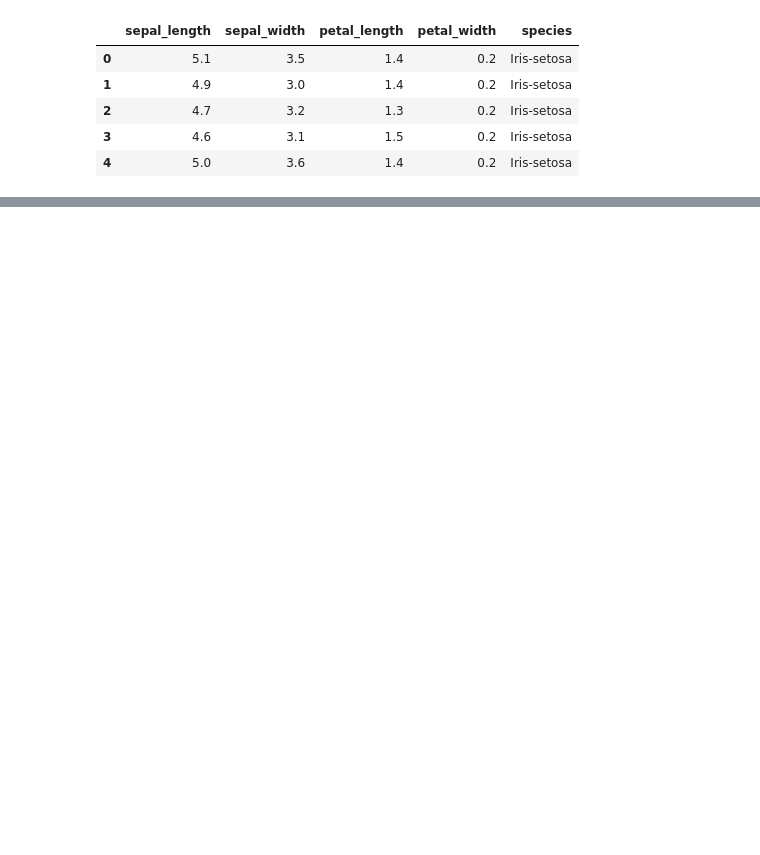
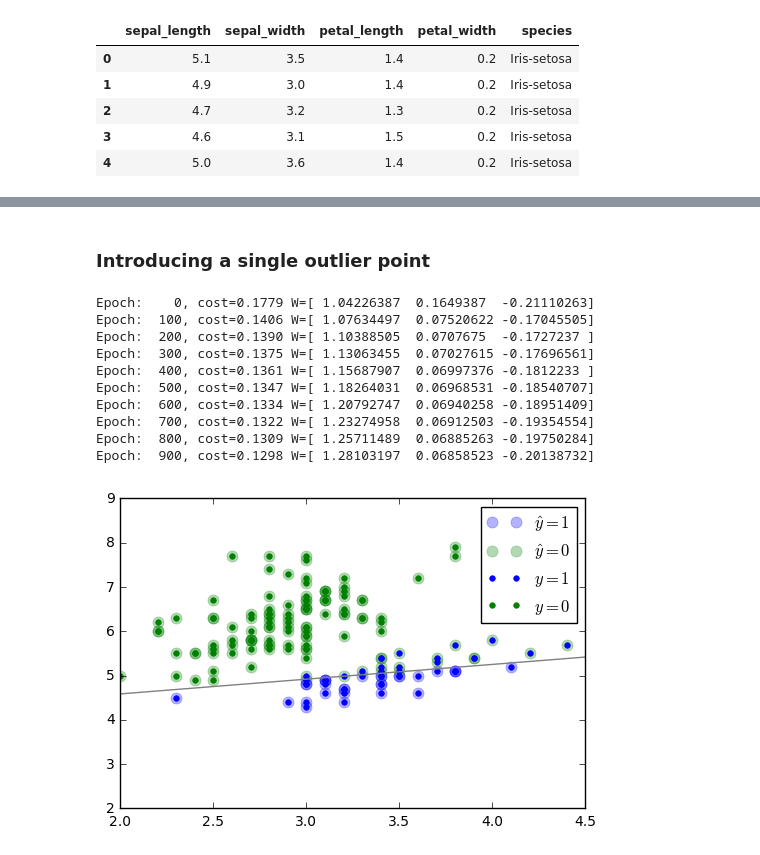
Before and after one commit to pilipolio/schibsted-study, a Jupyter notebook: notebooks/201611_logistic_regression.ipynb, the cells around one changed output, grey strips where cells are left out. Drawn from its saved outputs; the diff is of its cells as text; code cells hidden in the pictures; blank space fills up the shorter version.

```diff
--- a/notebooks/201611_logistic_regression.ipynb
+++ b/notebooks/201611_logistic_regression.ipynb
@@ -88,0 +129,34 @@ Let's built a binary classifier recognizing Iris-setosa based on the sepals widt
+# %% [markdown]
+### Introducing a single outlier point
+# %%
+train_Y[train_X[:,0].argmax()] = 0
+train_X[train_X[:,0].argmax(), 1] = -20
+
+# storing weights for each epochs for later visualisation
+fitted_ws = np.zeros((n_epochs, D))
+
+for epoch in range(n_epochs):
+    # feeding the full training set for every epoch
+    _, fitted_w, cost_value, predicted_probs = sess.run([optimizer, W, cost, probabilities], feed_dict={X: train_X, Y: train_Y})
+
+    fitted_ws[epoch, :] = fitted_w.ravel()
+
+    if (epoch) % display_step == 0:
+        print("Epoch: {:4d}, cost={:.4f} W={}".format(epoch, cost_value, fitted_w.ravel()))
+
+
+plot_result(predicted_probs)
+fitted_line(fitted_ws[-1,:], neutral=0.5, color='grey')
+plt.xlim([2, 4.5]); plt.ylim([2, 9]);
+# %% [output]
+Epoch:    0, cost=0.1779 W=[ 1.04226387  0.1649387  -0.21110263]
+Epoch:  100, cost=0.1406 W=[ 1.07634497  0.07520622 -0.17045505]
+Epoch:  200, cost=0.1390 W=[ 1.10388505  0.0707675  -0.1727237 ]
+Epoch:  300, cost=0.1375 W=[ 1.13063455  0.07027615 -0.17696561]
+Epoch:  400, cost=0.1361 W=[ 1.15687907  0.06997376 -0.1812233 ]
+Epoch:  500, cost=0.1347 W=[ 1.18264031  0.06968531 -0.18540707]
+Epoch:  600, cost=0.1334 W=[ 1.20792747  0.06940258 -0.18951409]
+Epoch:  700, cost=0.1322 W=[ 1.23274958  0.06912503 -0.19354554]
+Epoch:  800, cost=0.1309 W=[ 1.25711489  0.06885263 -0.19750284]
+Epoch:  900, cost=0.1298 W=[ 1.28103197  0.06858523 -0.20138732]
+[figure, added]
```
Also changed, not shown: parts of 18 cells of this notebook, 1 other file.
